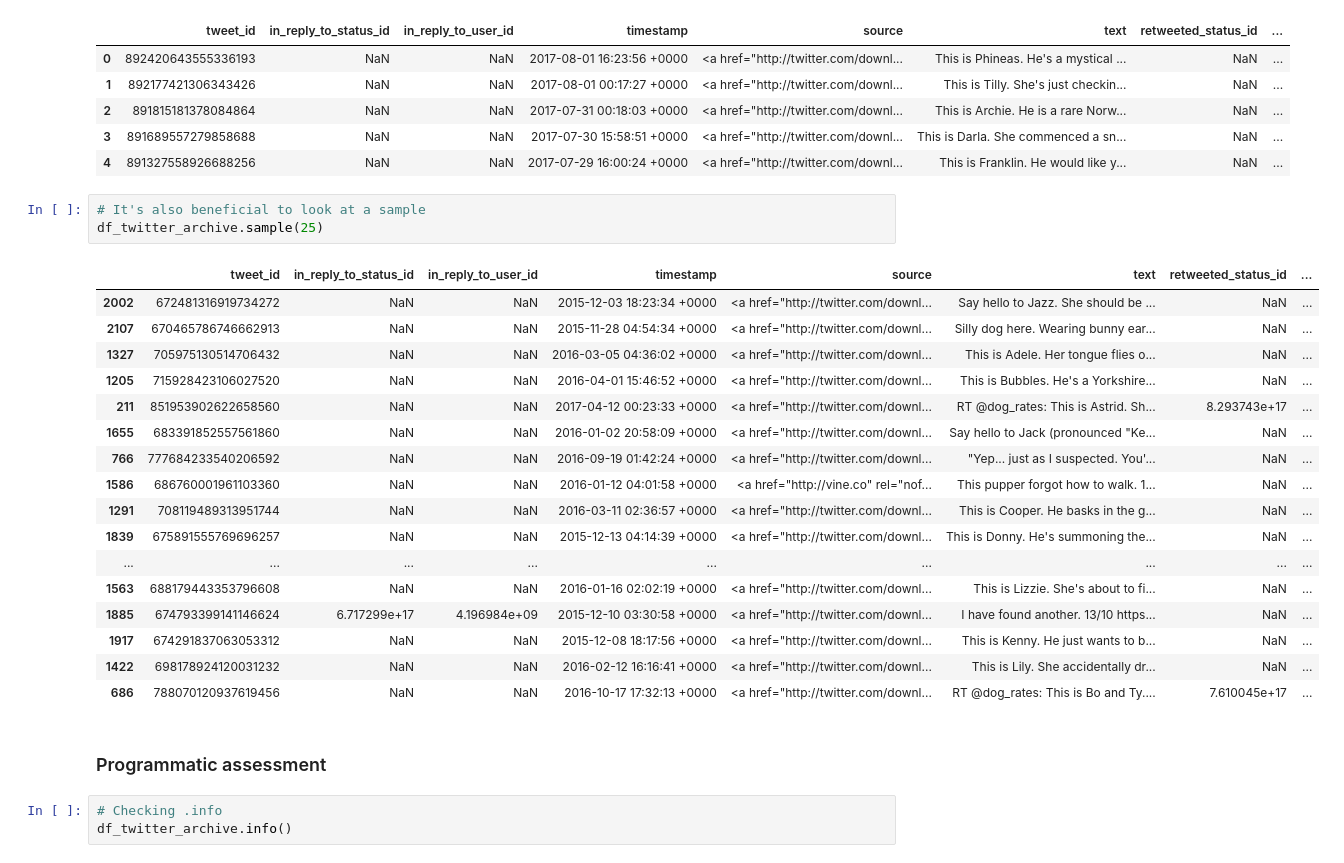
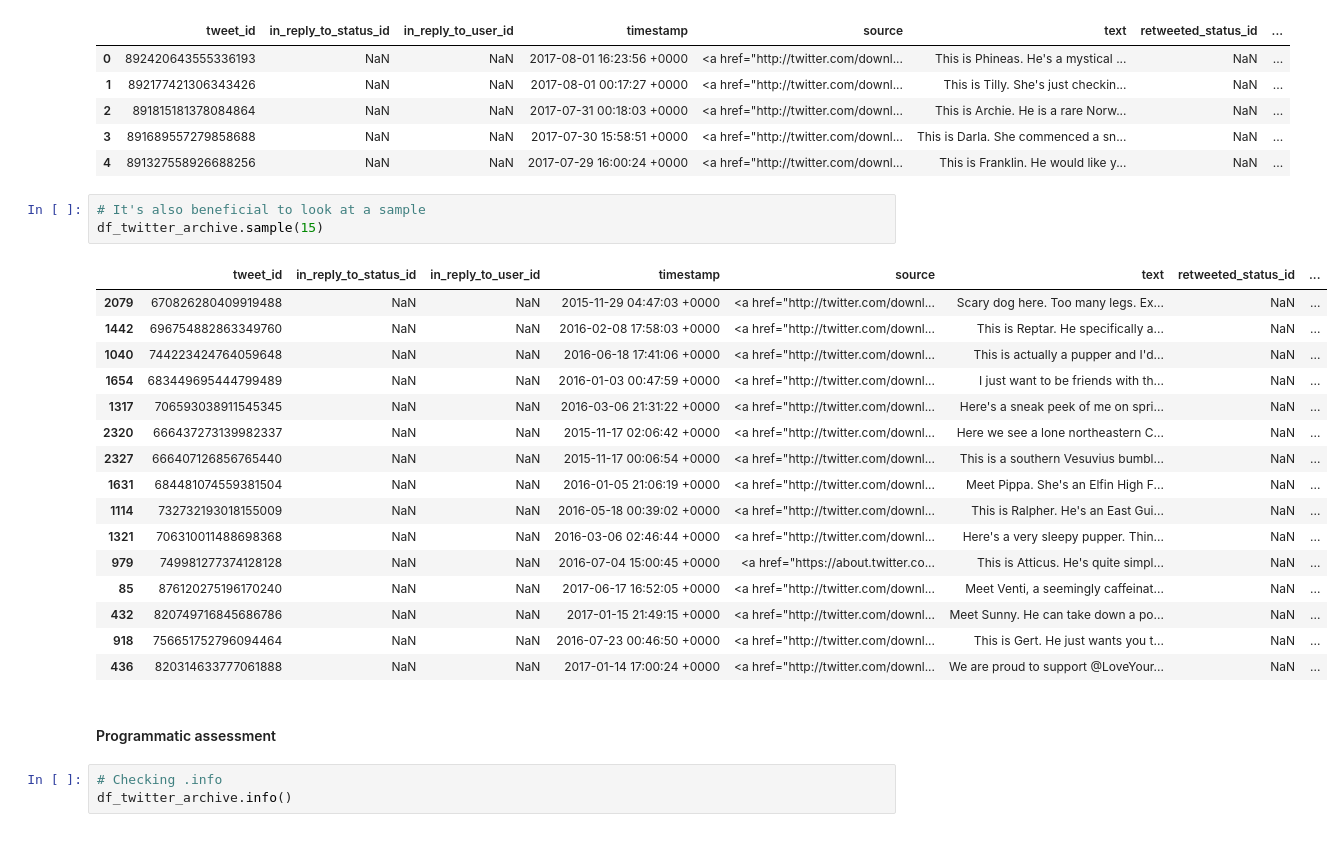
Before and after one commit to AOM98/Wrangle-And-Analyze-Data, a Jupyter notebook: wrangle_act.ipynb, the cells around one changed output. Drawn from its saved outputs; the diff is of its cells as text.

Commit message:
feat: Assessing stage completed
Completed the assessing stage, now working on cleaning (applying) the assessment

```diff
--- a/wrangle_act.ipynb
+++ b/wrangle_act.ipynb
@@ -137,27 +145,26 @@ df_twitter_archive.head()
 | 4 | 891327558926688256 | NaN | NaN | 2017-07-29 16:00:24 +0000 | <a href="http://twitter.com/downl... | This is Franklin. He would like y... | NaN | ... |
 # %%
 # It's also beneficial to look at a sample
-df_twitter_archive.sample(25)
+df_twitter_archive.sample(15)
 # %% [output]
 |  | tweet_id | in_reply_to_status_id | in_reply_to_user_id | timestamp | source | text | retweeted_status_id | ... |
-| 2002 | 672481316919734272 | NaN | NaN | 2015-12-03 18:23:34 +0000 | <a href="http://twitter.com/downl... | Say hello to Jazz. She should be ... | NaN | ... |
-| 2107 | 670465786746662913 | NaN | NaN | 2015-11-28 04:54:34 +0000 | <a href="http://twitter.com/downl... | Silly dog here. Wearing bunny ear... | NaN | ... |
-| 1327 | 705975130514706432 | NaN | NaN | 2016-03-05 04:36:02 +0000 | <a href="http://twitter.com/downl... | This is Adele. Her tongue flies o... | NaN | ... |
-| 1205 | 715928423106027520 | NaN | NaN | 2016-04-01 15:46:52 +0000 | <a href="http://twitter.com/downl... | This is Bubbles. He's a Yorkshire... | NaN | ... |
-| 211 | 851953902622658560 | NaN | NaN | 2017-04-12 00:23:33 +0000 | <a href="http://twitter.com/downl... | RT @dog_rates: This is Astrid. Sh... | 8.293743e+17 | ... |
-| 1655 | 683391852557561860 | NaN | NaN | 2016-01-02 20:58:09 +0000 | <a href="http://twitter.com/downl... | Say hello to Jack (pronounced "Ke... | NaN | ... |
-| 766 | 777684233540206592 | NaN | NaN | 2016-09-19 01:42:24 +0000 | <a href="http://twitter.com/downl... | "Yep... just as I suspected. You'... | NaN | ... |
-| 1586 | 686760001961103360 | NaN | NaN | 2016-01-12 04:01:58 +0000 | <a href="http://vine.co" rel="nof... | This pupper forgot how to walk. 1... | NaN | ... |
-| 1291 | 708119489313951744 | NaN | NaN | 2016-03-11 02:36:57 +0000 | <a href="http://twitter.com/downl... | This is Cooper. He basks in the g... | NaN | ... |
-| 1839 | 675891555769696257 | NaN | NaN | 2015-12-13 04:14:39 +0000 | <a href="http://twitter.com/downl... | This is Donny. He's summoning the... | NaN | ... |
-| ... | ... | ... | ... | ... | ... | ... | ... | ... |
-| 1563 | 688179443353796608 | NaN | NaN | 2016-01-16 02:02:19 +0000 | <a href="http://twitter.com/downl... | This is Lizzie. She's about to fi... | NaN | ... |
-| 1885 | 674793399141146624 | 6.717299e+17 | 4.196984e+09 | 2015-12-10 03:30:58 +0000 | <a href="http://twitter.com/downl... | I have found another. 13/10 https... | NaN | ... |
-| 1917 | 674291837063053312 | NaN | NaN | 2015-12-08 18:17:56 +0000 | <a href="http://twitter.com/downl... | This is Kenny. He just wants to b... | NaN | ... |
-| 1422 | 698178924120031232 | NaN | NaN | 2016-02-12 16:16:41 +0000 | <a href="http://twitter.com/downl... | This is Lily. She accidentally dr... | NaN | ... |
-| 686 | 788070120937619456 | NaN | NaN | 2016-10-17 17:32:13 +0000 | <a href="http://twitter.com/downl... | RT @dog_rates: This is Bo and Ty.... | 7.610045e+17 | ... |
+| 2079 | 670826280409919488 | NaN | NaN | 2015-11-29 04:47:03 +0000 | <a href="http://twitter.com/downl... | Scary dog here. Too many legs. Ex... | NaN | ... |
+| 1442 | 696754882863349760 | NaN | NaN | 2016-02-08 17:58:03 +0000 | <a href="http://twitter.com/downl... | This is Reptar. He specifically a... | NaN | ... |
+| 1040 | 744223424764059648 | NaN | NaN | 2016-06-18 17:41:06 +0000 | <a href="http://twitter.com/downl... | This is actually a pupper and I'd... | NaN | ... |
+| 1654 | 683449695444799489 | NaN | NaN | 2016-01-03 00:47:59 +0000 | <a href="http://twitter.com/downl... | I just want to be friends with th... | NaN | ... |
+| 1317 | 706593038911545345 | NaN | NaN | 2016-03-06 21:31:22 +0000 | <a href="http://twitter.com/downl... | Here's a sneak peek of me on spri... | NaN | ... |
+| 2320 | 666437273139982337 | NaN | NaN | 2015-11-17 02:06:42 +0000 | <a href="http://twitter.com/downl... | Here we see a lone northeastern C... | NaN | ... |
+| 2327 | 666407126856765440 | NaN | NaN | 2015-11-17 00:06:54 +0000 | <a href="http://twitter.com/downl... | This is a southern Vesuvius bumbl... | NaN | ... |
+| 1631 | 684481074559381504 | NaN | NaN | 2016-01-05 21:06:19 +0000 | <a href="http://twitter.com/downl... | Meet Pippa. She's an Elfin High F... | NaN | ... |
+| 1114 | 732732193018155009 | NaN | NaN | 2016-05-18 00:39:02 +0000 | <a href="http://twitter.com/downl... | This is Ralpher. He's an East Gui... | NaN | ... |
+| 1321 | 706310011488698368 | NaN | NaN | 2016-03-06 02:46:44 +0000 | <a href="http://twitter.com/downl... | Here's a very sleepy pupper. Thin... | NaN | ... |
+| 979 | 749981277374128128 | NaN | NaN | 2016-07-04 15:00:45 +0000 | <a href="https://about.twitter.co... | This is Atticus. He's quite simpl... | NaN | ... |
+| 85 | 876120275196170240 | NaN | NaN | 2017-06-17 16:52:05 +0000 | <a href="http://twitter.com/downl... | Meet Venti, a seemingly caffeinat... | NaN | ... |
+| 432 | 820749716845686786 | NaN | NaN | 2017-01-15 21:49:15 +0000 | <a href="http://twitter.com/downl... | Meet Sunny. He can take down a po... | NaN | ... |
+| 918 | 756651752796094464 | NaN | NaN | 2016-07-23 00:46:50 +0000 | <a href="http://twitter.com/downl... | This is Gert. He just wants you t... | NaN | ... |
+| 436 | 820314633777061888 | NaN | NaN | 2017-01-14 17:00:24 +0000 | <a href="http://twitter.com/downl... | We are proud to support @LoveYour... | NaN | ... |
 # %% [markdown]
-### Programmatic assessment
+#### Programmatic assessment
 # %%
 # Checking .info
 df_twitter_archive.info()
```
Also changed, not shown: parts of 55 cells of this notebook.
